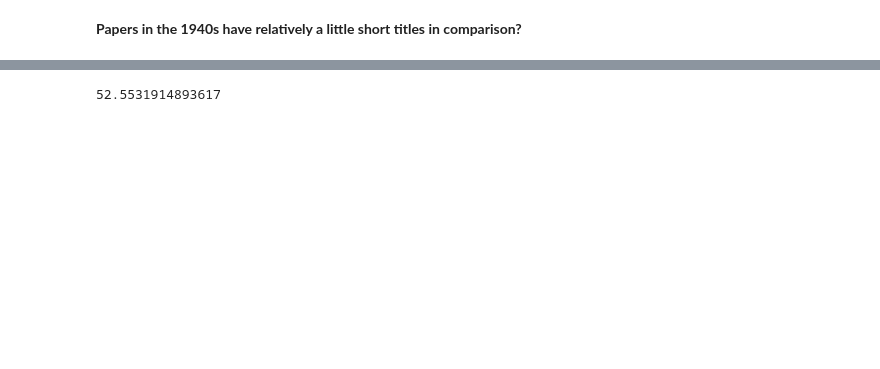
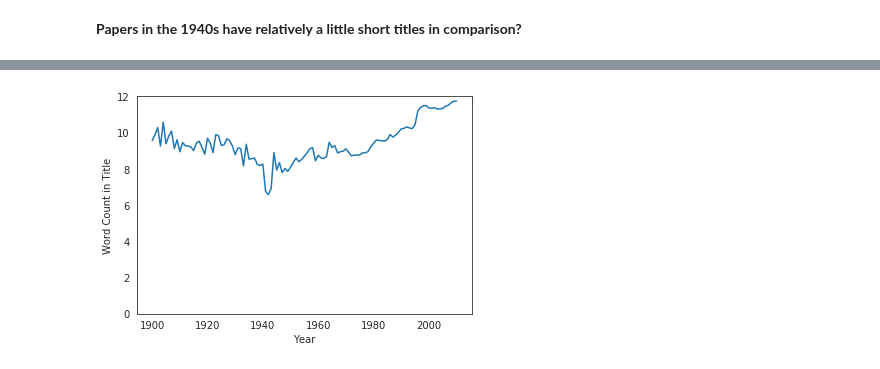
Before and after one commit to srjit/science-of-genius-title-impact, a Jupyter notebook: src/data-exploration/1. eda-part1.ipynb, the cells around one changed output, grey strips where cells are left out. Cells and saved outputs as stored; diff of their text form; code cells hidden in the pictures; blank space fills up the shorter version.

```diff
--- a/src/data-exploration/1. eda-part1.ipynb
+++ b/src/data-exploration/1. eda-part1.ipynb
@@ -109,8 +81,13 @@ __Papers in the 1940s have relatively a little short titles in comparison?__
-# %%
-data_40 = data[(data['PubYear_x'] >= 1939) & (data['PubYear_x'] <= 1941)]
-
-# What is the average character length of papers during this era
-char_mean = data_40['character_count'].mean()
-print(char_mean)
-# %% [output]
-52.5531914893617
+# %%
+# How has word counts in title varying over the years?
+data["word_count"] = data["Title"].progress_apply(lambda x: len(x.split()))
+average_word_count_groupedby_year = data.groupby('PubYear_x', as_index=False)["word_count"].mean()
+
+plt.plot(average_word_count_groupedby_year['PubYear_x'],
+         average_word_count_groupedby_year['word_count'])
+plt.ylim(ymin=0)
+plt.xlabel("Year")
+plt.ylabel("Word Count in Title")
+plt.show()
+# %% [output]
+[figure, added]
```
Also changed, not shown: parts of 8 cells of this notebook, 2 other files.
